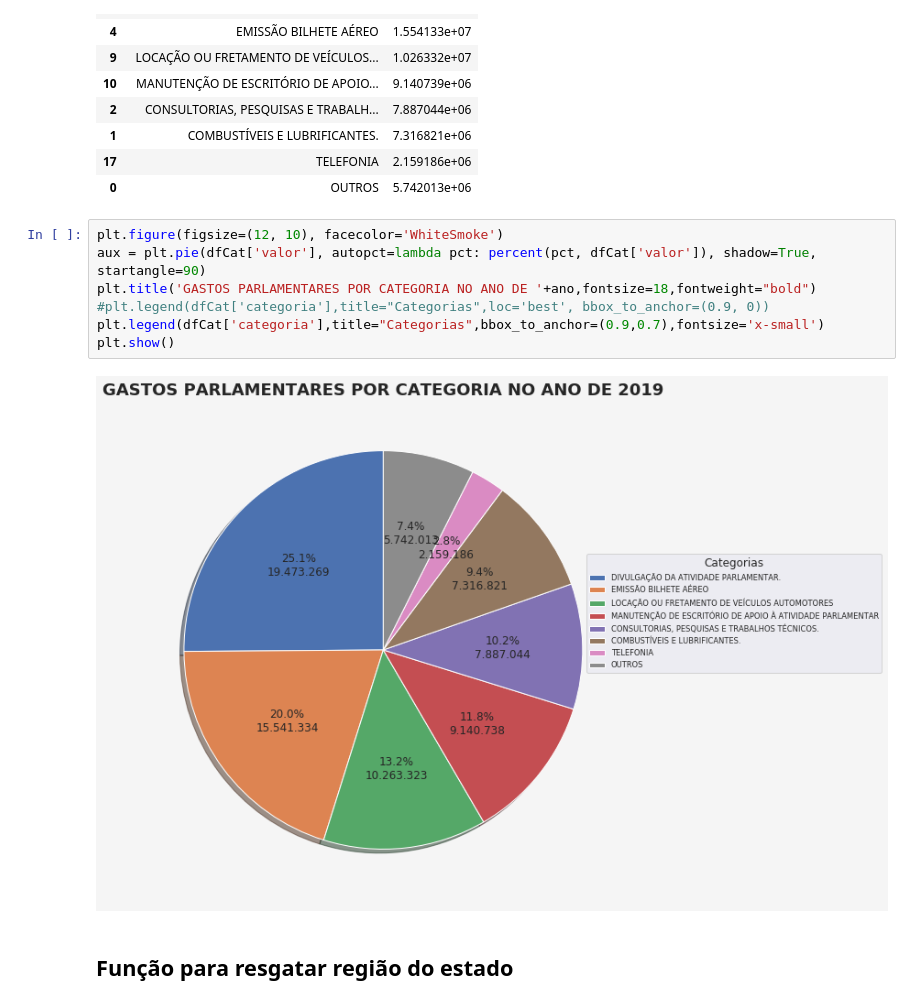
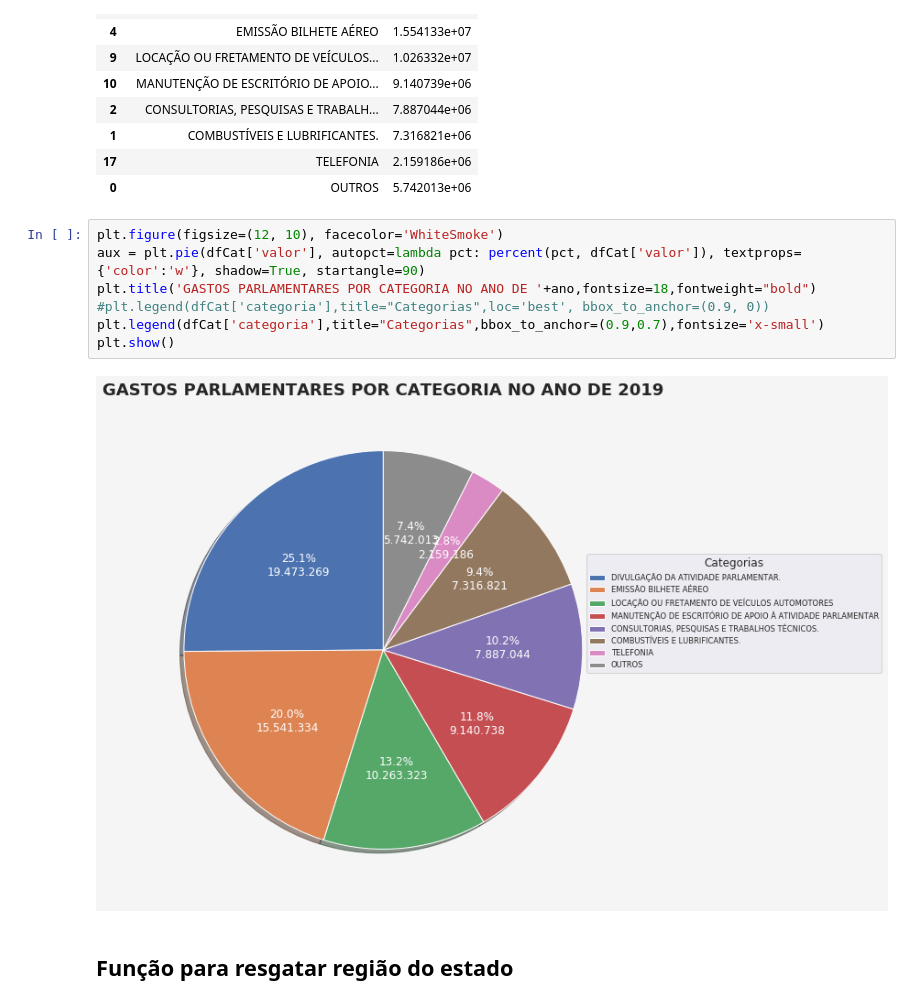
Before and after one commit to clima73/bigdata, a Jupyter notebook: self/analytics.ipynb, the cells around one changed output. Cells and saved outputs as stored; diff of their text form.

```diff
--- a/self/analytics.ipynb
+++ b/self/analytics.ipynb
@@ -143,13 +143,13 @@ dfCat
 | 0 | OUTROS | 5.742013e+06 |
 # %%
 plt.figure(figsize=(12, 10), facecolor='WhiteSmoke')
-aux = plt.pie(dfCat['valor'], autopct=lambda pct: percent(pct, dfCat['valor']), shadow=True, startangle=90)
+aux = plt.pie(dfCat['valor'], autopct=lambda pct: percent(pct, dfCat['valor']), textprops={'color':'w'}, shadow=True, startangle=90)
 plt.title('GASTOS PARLAMENTARES POR CATEGORIA NO ANO DE '+ano,fontsize=18,fontweight="bold")
 #plt.legend(dfCat['categoria'],title="Categorias",loc='best', bbox_to_anchor=(0.9, 0))
 plt.legend(dfCat['categoria'],title="Categorias",bbox_to_anchor=(0.9,0.7),fontsize='x-small')
 plt.show()
 # %% [output]
-[figure, old version]
+[figure, new version]
 # %% [markdown]
 ## Função para resgatar região do estado
 # %%
```
Also changed, not shown: parts of 1 cell of this notebook.
